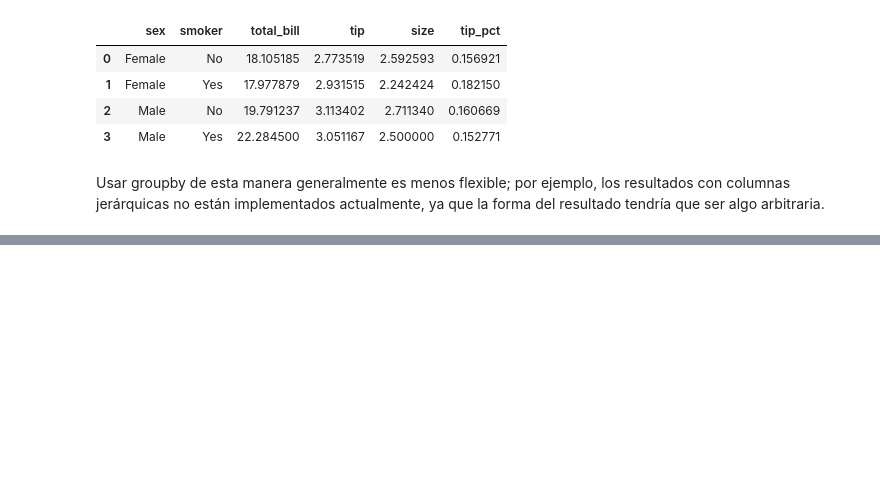
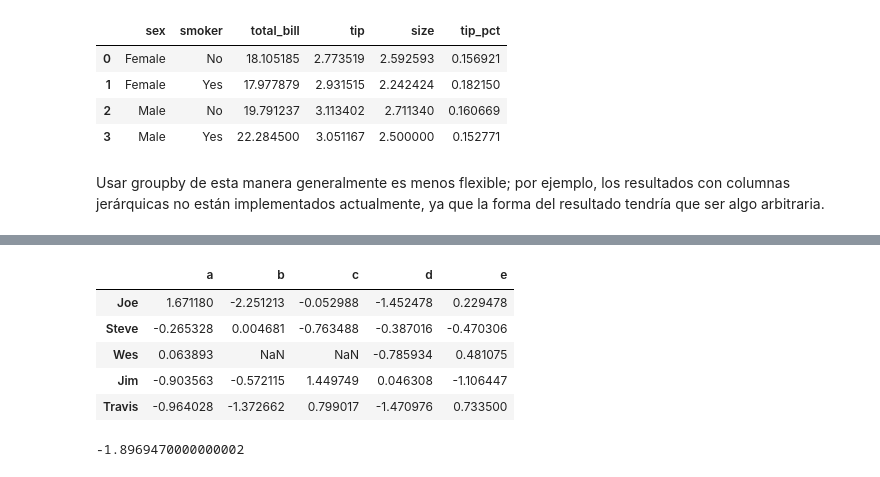
Before and after one commit to MikeAlienpz03/Excel_python, a Jupyter notebook: Chapters/DataAgregation.ipynb, the cells around one changed output, grey strips where cells are left out. Saved outputs shown, nothing was run; the diff lists cells and outputs as text; code cells hidden in the pictures; blank space fills up the shorter version.

```diff
--- a/Chapters/DataAgregation.ipynb
+++ b/Chapters/DataAgregation.ipynb
@@ -699,0 +738,13 @@ pag 280
+# %%
+people
+# %% [output]
+|  | a | b | c | d | e |
+| Joe | 1.671180 | -2.251213 | -0.052988 | -1.452478 | 0.229478 |
+| Steve | -0.265328 | 0.004681 | -0.763488 | -0.387016 | -0.470306 |
+| Wes | 0.063893 | NaN | NaN | -0.785934 | 0.481075 |
+| Jim | -0.903563 | -0.572115 | 1.449749 | 0.046308 | -1.106447 |
+| Travis | -0.964028 | -1.372662 | 0.799017 | -1.470976 | 0.733500 |
+# %%
+np.mean(-1.414771	+ 1.154742 +	-0.603917 + -1.033001)
+# %% [output]
+-1.8969470000000002
```
Also changed, not shown: parts of 72 cells of this notebook, 3 other files.
